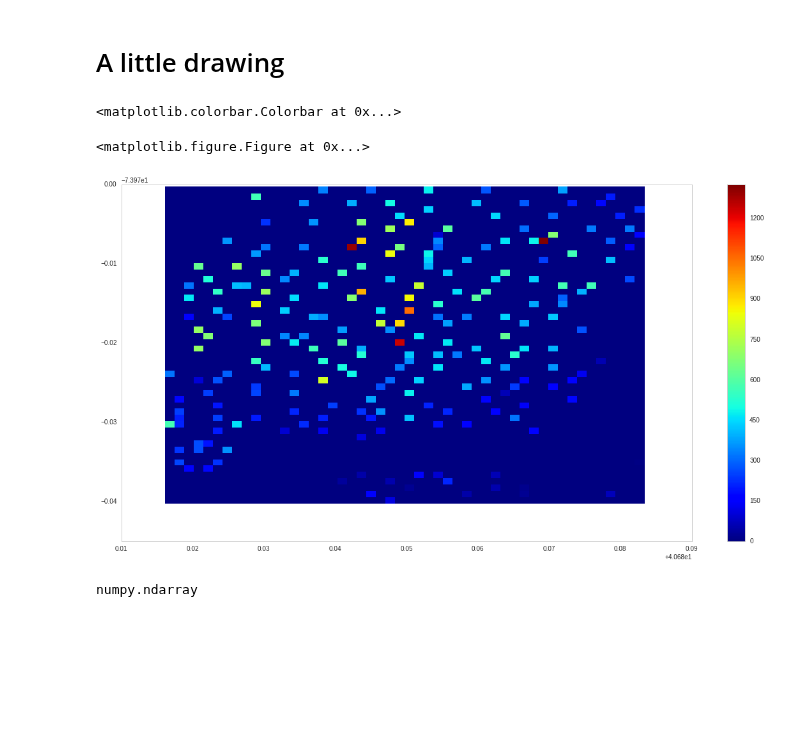
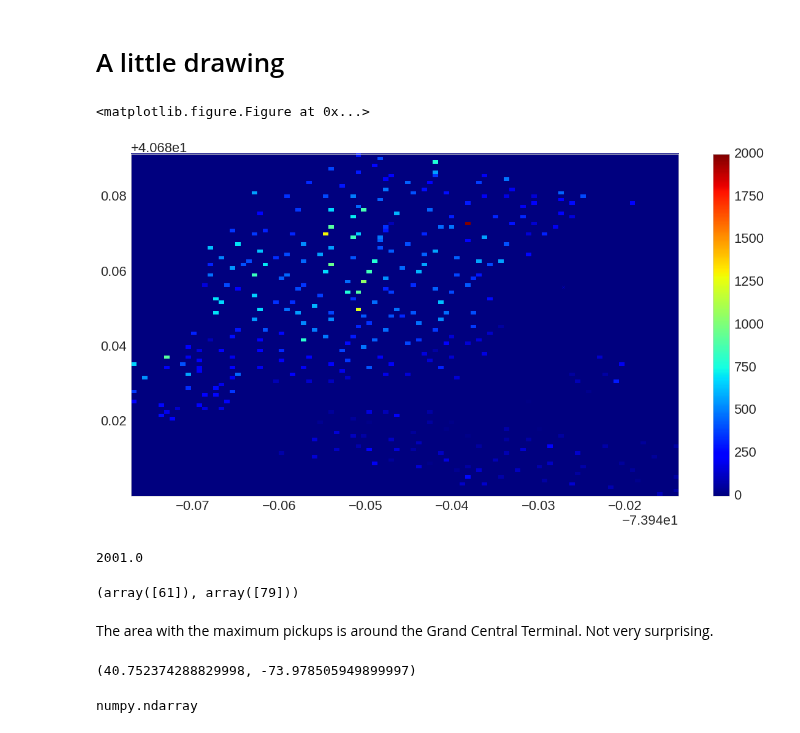
Before and after one commit to nikhase/nyc-taxi, a Jupyter notebook: weeklyBikeAnalysis.ipynb, the cells around one changed output. Saved outputs shown, nothing was run; the diff lists cells and outputs as text; code cells hidden in the pictures; blank space fills up the shorter version.

```diff
--- a/weeklyBikeAnalysis.ipynb
+++ b/weeklyBikeAnalysis.ipynb
@@ -15,11 +15,13 @@ plt.rcParams['image.cmap'] = 'blue'
 #sns.set_context('notebook',font_scale=2)
 sns.set_style("whitegrid")
 % matplotlib inline
-plt.rcParams['font.size'] = 22
-plt.rcParams.update({'figure.figsize': (20,10)})
-plt.rcParams.update({'axes.titlesize': 'large'})
-plt.rcParams.update({'axes.labelsize': 'large'})
-# mpl.rcParams.keys()
+labelsize = 22
+mpl.rcParams.update({'font.size': labelsize})
+mpl.rcParams.update({'figure.figsize': (20,10)})
+mpl.rcParams.update({'axes.titlesize': 'large'})
+mpl.rcParams.update({'axes.labelsize': 'large'})
+mpl.rcParams.update({'xtick.labelsize': labelsize})
+mpl.rcParams.update({'ytick.labelsize': labelsize})
 # %%
 !cd data && ls
 # %% [output]
@@ -473,25 +524,43 @@ anomaly.tail()
 # %% [markdown]
 # A little drawing
 # %%
-x = data.pickup_latitude
-y = data.pickup_longitude
+x = data.pickup_longitude
+y = data.pickup_latitude
 
-H, xedges, yedges = np.histogram2d(x, y, bins=50, range=[ [x.quantile(.05), x.quantile(.95)],
-        [y.quantile(.05), y.quantile(.95)]], normed=False, weights=None)
+bins = 100;
+#H, xedges, yedges = np.histogram2d(x, y, bins=100, range=[ [x.quantile(.05), x.quantile(.95)],
+#        [y.quantile(.05), y.quantile(.95)]], normed=False, weights=None)
+H, xedges, yedges = np.histogram2d(x, y, bins=bins)
 
 plt.jet()
 fig = plt.figure(figsize=(20, 10))
 #ax.set_title('pcolormesh: exact bin edges')
-X, Y = np.meshgrid(xedges, yedges)
-mesh = plt.pcolormesh(X, Y, H)
-plt.colorbar(mesh)
+#mesh = plt.pcolormesh(X, Y, H)
+plt.hist2d(x,y,bins=bins)
+plt.colorbar()
+plt.scatter(xedges[79], yedges[61], marker='x')
+ax = fig.gca()
+ax.grid(False)
 #ax.set_aspect('equal')
 #plt.savefig('figure.pdf', format='pdf')
 #plt.savefig('figure.png', format='png')
 # %% [output]
-<matplotlib.colorbar.Colorbar at 0x...>
+<matplotlib.figure.Figure at 0x...>
-<matplotlib.figure.Figure at 0x...>
-[figure, old version]
+[figure, new version]
+# %%
+np.amax(H)
+# %% [output]
+2001.0
+# %%
+np.where(H==2001)
+# %% [output]
+(array([61]), array([79]))
+# %% [markdown]
+The area with the maximum pickups is around the Grand Central Terminal. Not very surprising.
+# %%
+yedges[79],xedges[61],
+# %% [output]
+(40.752374288829998, -73.978505949899997)
 # %%
 type(H)
 # %% [output]
```
Also changed, not shown: parts of 44 cells of this notebook.
